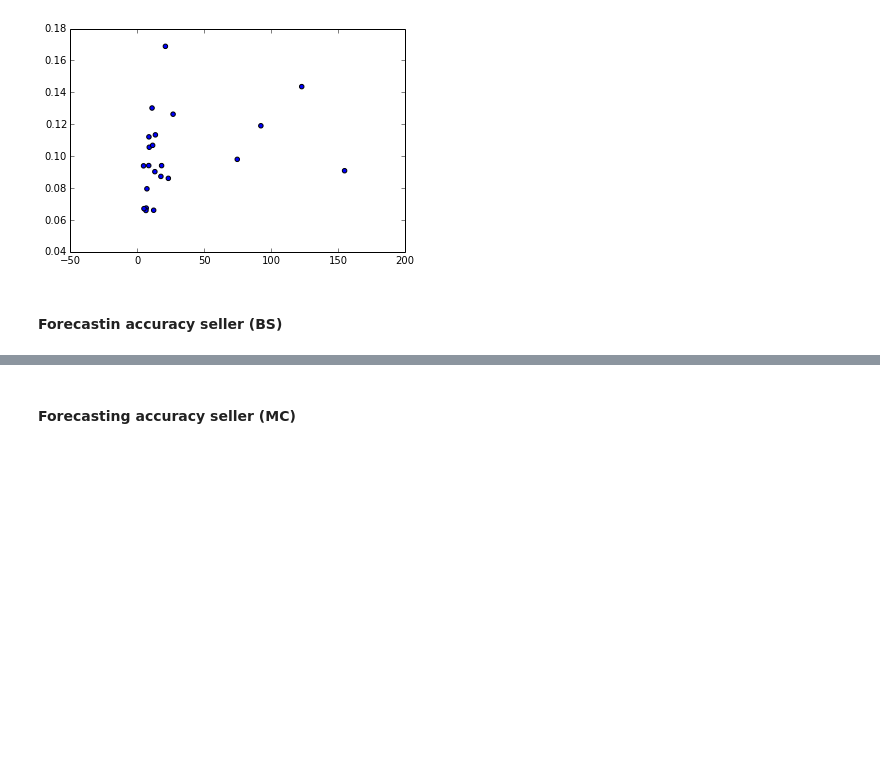
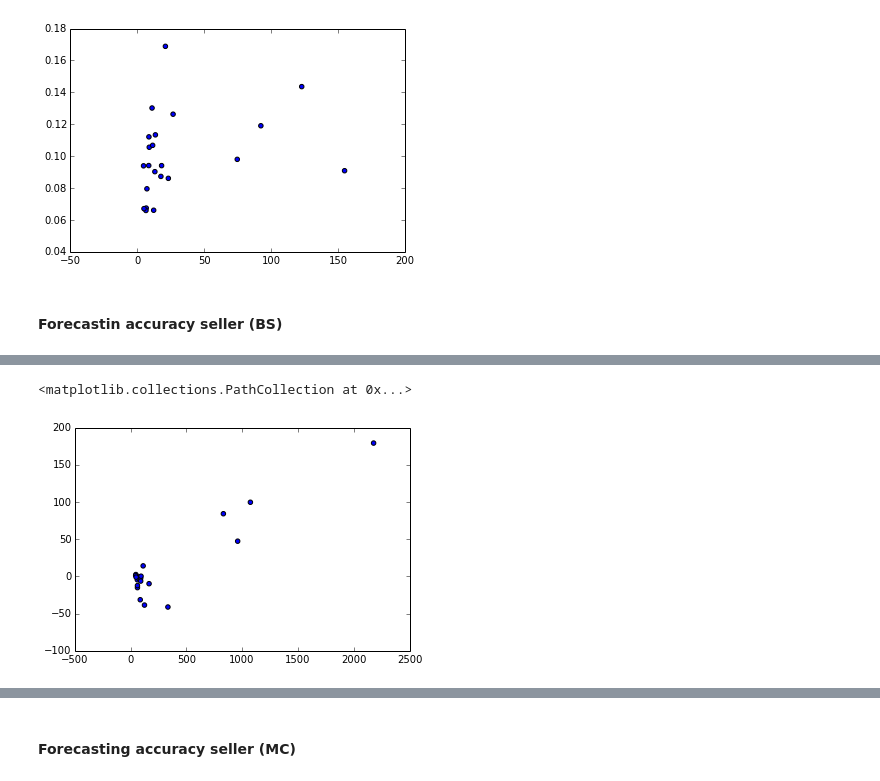
Before and after one commit to vankempen/Thesis, a Jupyter notebook: Simulation/Simulation.ipynb, the cells around one changed output, grey strips where cells are left out. Drawn from its saved outputs; the diff is of its cells as text; code cells hidden in the pictures; blank space fills up the shorter version.

```diff
--- a/Simulation/Simulation.ipynb
+++ b/Simulation/Simulation.ipynb
@@ -553,4 +628,4 @@ def BlackScholes(hp, S0, m, r=0.0275, call=True):
     return K * np.exp(-r * T) * ss.norm.cdf(-d2(S0, K, r, sigma, T)) - S0 * ss.norm.cdf(-d1(S0, K, r, sigma, T))
 # %%
 #bs = run_singleSimulation('AMS', 'CDG', BlackScholes, get_customerWTP, allKnowing=False, p_fRange=np.arange(0.1, 1, 0.05))
-bs_results =run_allSimulation(BlackScholes, get_customerWTP, allKnowing=False, p_fRange=[0.2]) # p_fRange=np.arange(0.1, 1, 0.05))
+bs_results =run_allSimulation(BlackScholes, get_customerWTP, allKnowing=False, p_fRange=[0.85]) # p_fRange=np.arange(0.1, 1, 0.05))
@@ -817,0 +1026,9 @@ NameError: name 'BlackScholes' is not defined
+# %%
+op = []
+
+for i in range(len(bs_results)):
+    op.append(bs_results[i]['optionProfits'])
+scatter(stds_r, op)
+# %% [output]
+<matplotlib.collections.PathCollection at 0x...>
+[figure, added]
```
Also changed, not shown: parts of 28 cells of this notebook, 5 other files.
